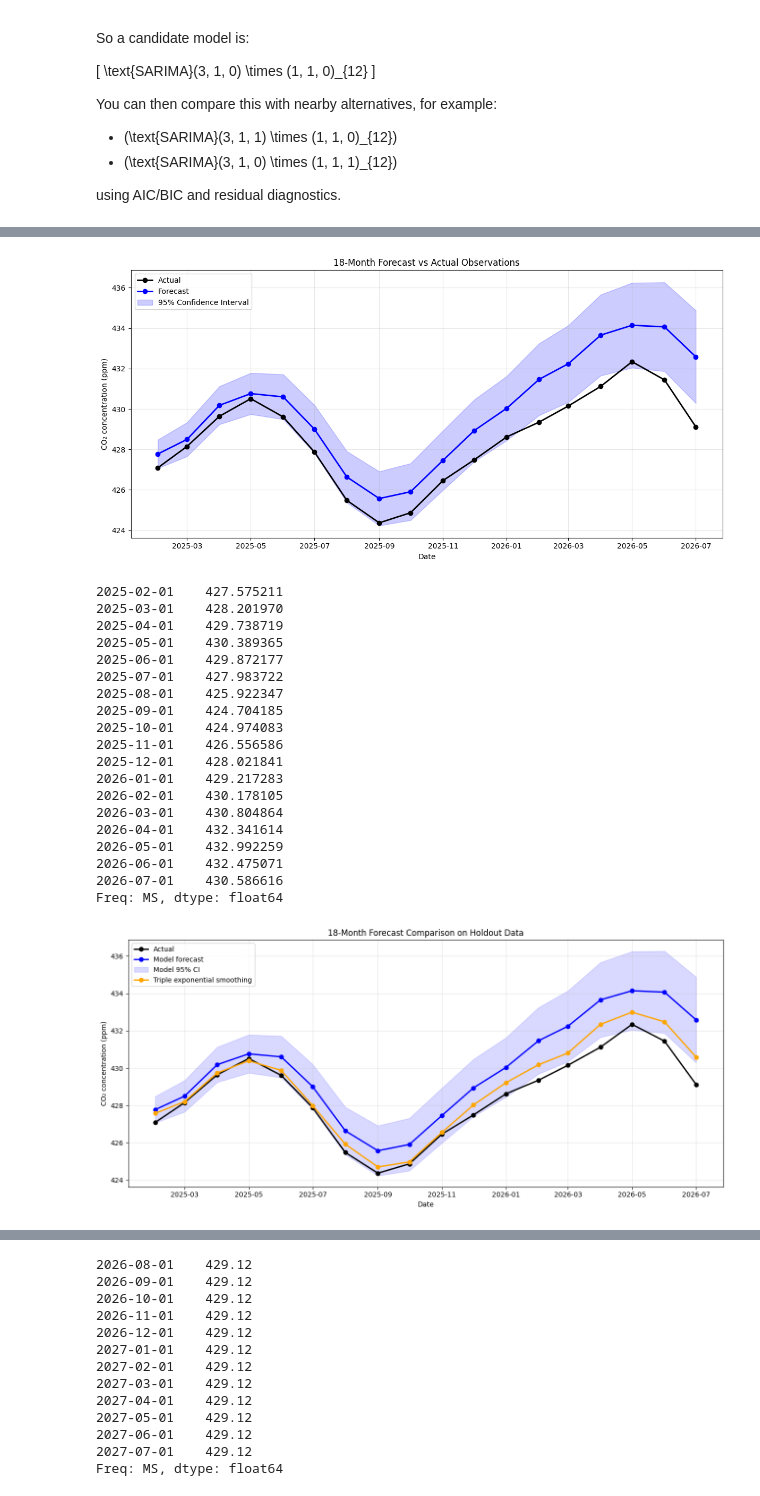
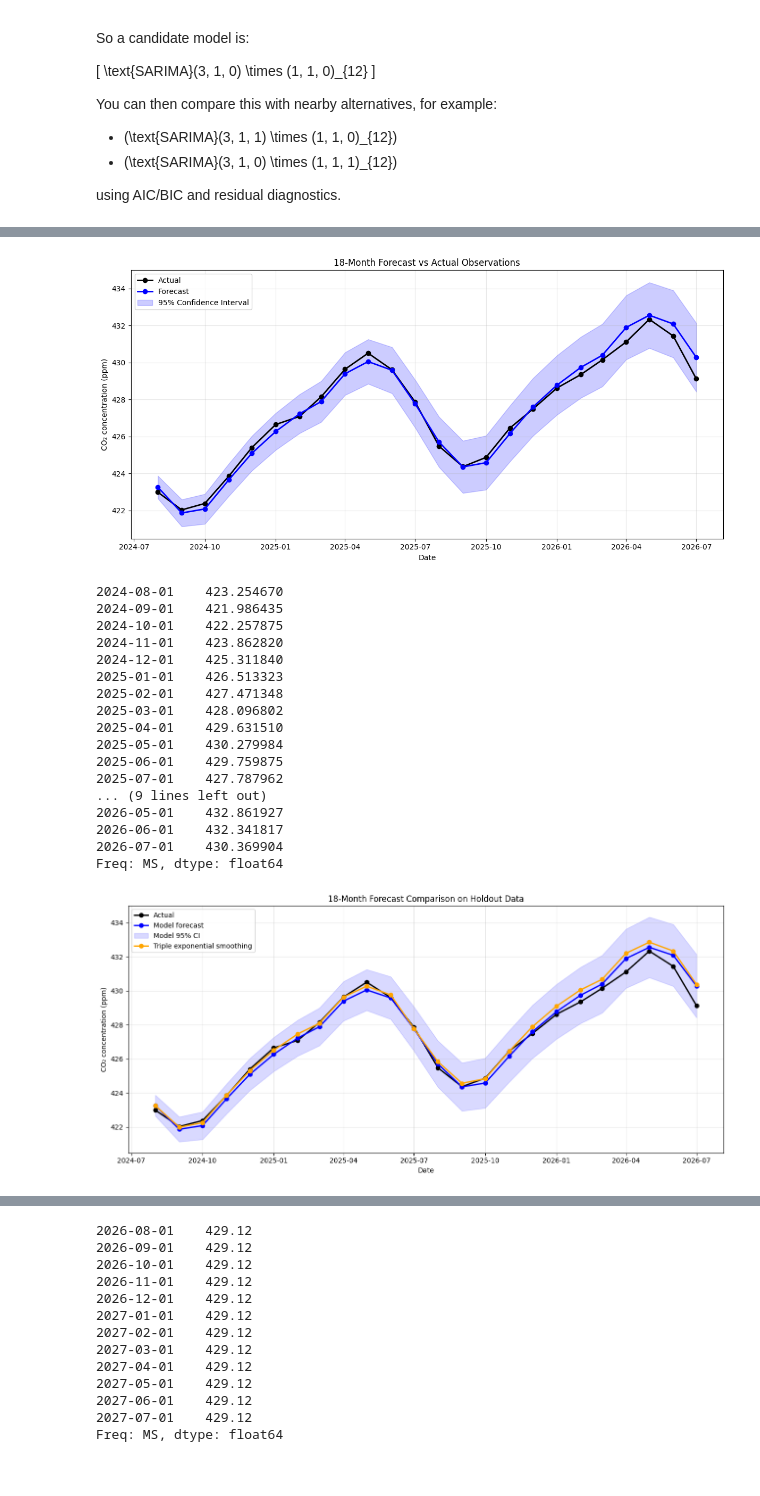
Before and after one commit to the-paulbear/noaa-greenhouse-gas-forecasting, a Jupyter notebook: CO2.ipynb, the cells around one changed output, grey strips where cells are left out. Saved outputs shown, nothing was run; the diff lists cells and outputs as text; code cells hidden in the pictures.

Commit message:
Update on the forecasting and comparison with the holdout data

```diff
--- a/CO2.ipynb
+++ b/CO2.ipynb
@@ -31,7 +31,7 @@ date
 1958-07-01 -0.99
 # %%
 # Number of months to hold out
-holdout_months = 18
+holdout_months = 24
 
 # Split the data
 train = df.iloc[:-holdout_months].copy()
@@ -625,8 +625,8 @@ y = train["average"]
 # Fit SARIMA(3,1,0)x(1,1,0,12)
 model = SARIMAX(
     y,
-    order=(2, 1, 1),
-    seasonal_order=(0, 1, 4, 12),
+    order=(1, 1, 1),
+    seasonal_order=(0, 1, 2, 12),
     enforce_stationarity=False,
     enforce_invertibility=False
 )
@@ -677,12 +980,12 @@ last_date = y.index[-1]
 # Create forecast index (next 12 months)
 forecast_index = pd.date_range(
     start=last_date + pd.offsets.MonthBegin(1),
-    periods=18,
+    periods=24,
     freq="MS"
 )
 
 # Get forecast and 95% CI
-forecast_res = results.get_forecast(steps=18)
+forecast_res = results.get_forecast(steps=24)
 mean_forecast = forecast_res.predicted_mean
 conf_int = forecast_res.conf_int(alpha=0.05)  # 95% CI
 
@@ -784,7 +1087,7 @@ plt.grid(alpha=0.3)
 plt.tight_layout()
 plt.show()
 # %% [output]
-[figure, old version]
+[figure, new version]
 # %%
 from statsmodels.tsa.api import ExponentialSmoothing
 
@@ -796,27 +1099,25 @@ model_triple = ExponentialSmoothing(
 
 model_triple_fit = model_triple.fit()
 # %%
-forecast_triple = model_triple_fit.forecast(18)
+forecast_triple = model_triple_fit.forecast(24)
 print(forecast_triple)
 # %% [output]
-2025-02-01    427.575211
-2025-03-01    428.201970
-2025-04-01    429.738719
-2025-05-01    430.389365
-2025-06-01    429.872177
-2025-07-01    427.983722
-2025-08-01    425.922347
-2025-09-01    424.704185
-2025-10-01    424.974083
-2025-11-01    426.556586
-2025-12-01    428.021841
-2026-01-01    429.217283
-2026-02-01    430.178105
-2026-03-01    430.804864
-2026-04-01    432.341614
-2026-05-01    432.992259
-2026-06-01    432.475071
-2026-07-01    430.586616
+2024-08-01    423.254670
+2024-09-01    421.986435
+2024-10-01    422.257875
+2024-11-01    423.862820
+2024-12-01    425.311840
+2025-01-01    426.513323
+2025-02-01    427.471348
+2025-03-01    428.096802
+2025-04-01    429.631510
+2025-05-01    430.279984
+2025-06-01    429.759875
+2025-07-01    427.787962
+... (9 lines left out)
+2026-05-01    432.861927
+2026-06-01    432.341817
+2026-07-01    430.369904
 Freq: MS, dtype: float64
 # %%
 import matplotlib.pyplot as plt
@@ -825,7 +1126,7 @@ import matplotlib.pyplot as plt
 actual = holdout["average"]
 
 # Triple exponential smoothing forecast
-forecast_triple = model_triple_fit.forecast(18)
+forecast_triple = model_triple_fit.forecast(24)
 forecast_triple.index = holdout.index
 
 # Your other model's forecast
@@ -860,34 +1161,34 @@ plt.plot(
 )
 
 # Model 1 95% CI
 plt.fill_between(
     mean_forecast.index,
     conf_int.iloc[:, 0],
     conf_int.iloc[:, 1],
     color="blue",
     alpha=0.15,
     label="Model 95% CI"
 )
 
 # Triple exponential smoothing forecast
 plt.plot(
     forecast_triple.index,
     forecast_triple,
     color="orange",
     marker="o",
     linewidth=2,
     label="Triple exponential smoothing"
 )
 
 plt.xlabel("Date")
 plt.ylabel("CO₂ concentration (ppm)")
 plt.title("18-Month Forecast Comparison on Holdout Data")
 plt.legend()
 plt.grid(alpha=0.3)
 plt.tight_layout()
 plt.show()
 # %% [output]
-[figure, old version]
+[figure, new version]
 # %%
 comparison = pd.DataFrame({
     "Actual": holdout["average"],
```
Also changed, not shown: parts of 19 cells of this notebook.
